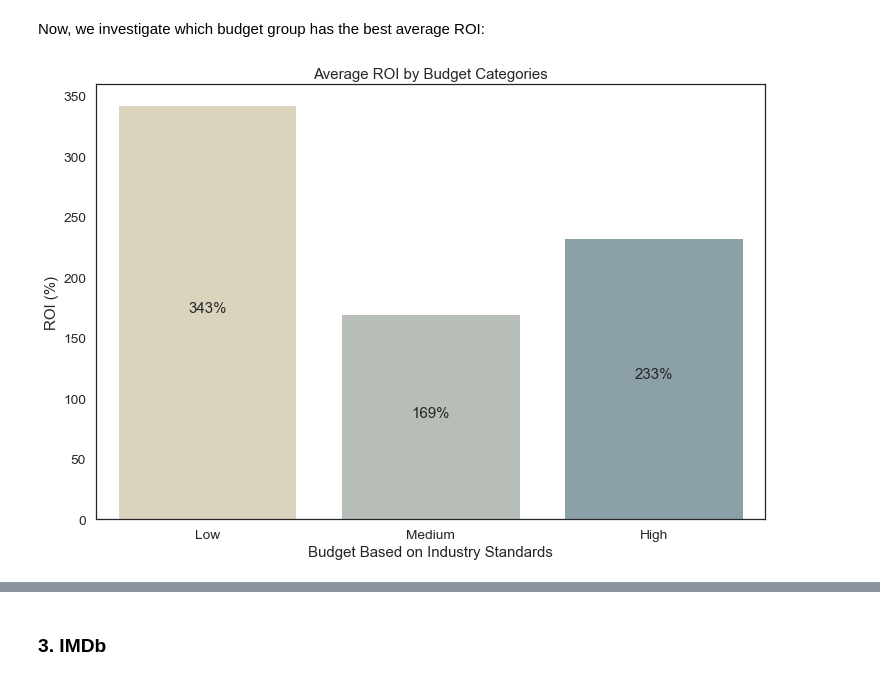
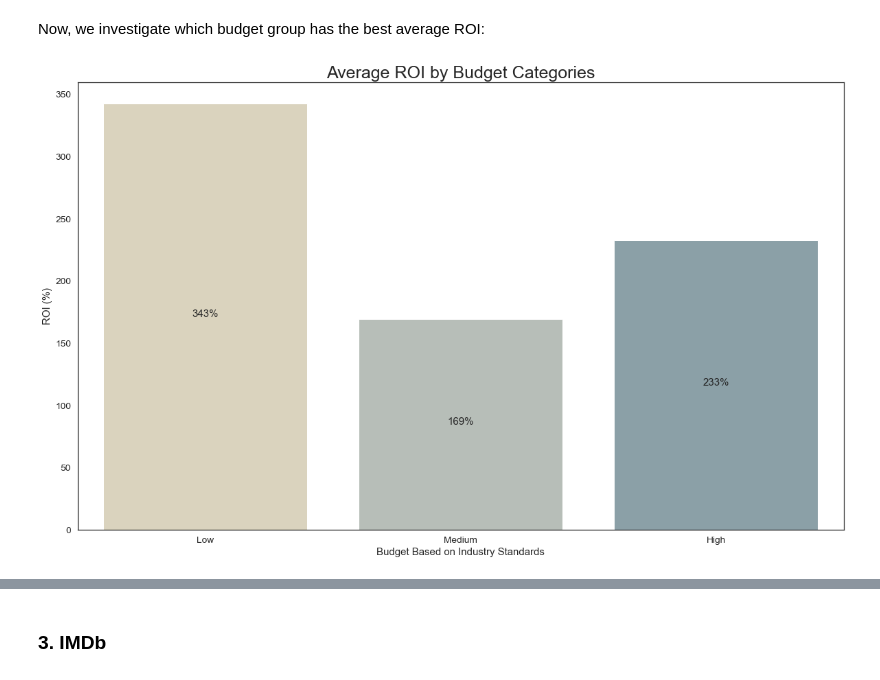
Before and after one commit to fetterollie/Microsoft-Movie-Analysis, a Jupyter notebook: dsc-phase1-project-final-working-copy.ipynb, the cells around one changed output, grey strips where cells are left out. Saved outputs shown, nothing was run; the diff lists cells and outputs as text; code cells hidden in the pictures.

```diff
--- a/dsc-phase1-project-final-working-copy.ipynb
+++ b/dsc-phase1-project-final-working-copy.ipynb
@@ -477,11 +536,11 @@ fig2, axj = plt.subplots(figsize=(20, 12))
 #sns.set(style="whitegrid", color_codes=True)
 sns.barplot(x=xjoin, y=yjoin['profit_mils'], saturation=.4, palette='blend:#EDA,#7AB')
 
-axj.set_title('Average Net Profit by Genre')
+axj.set_title('Average Net Profit by Genre', fontsize=25)
 axj.set_xlabel('Movie Genre Categories')
 axj.set_ylabel('Net Profit (MM)')
 
 
 for loc, label in enumerate(yjoin['profit_mils']):
-    axj.text(loc, label+.15, (str(int(round(label, ndigits=0))) + 'M'), ha='center');
+    axj.text(loc, label+.15, (str(int(round(label, ndigits=0))) + 'MM'), ha='center');
 # %% [output]
@@ -493,16 +552,17 @@ First, we used a scatter plot and Pearson's correlation to examine the relations
 # %% [markdown]
 #### 2.1 Relationship between Production Budget and Global Net Profit
 # %%
-sns.set_theme(context='notebook', style='white', font='sans-serif', font_scale=1.25, color_codes=True, rc={'figure.figsize':(12,8)})
+sns.set_theme(context='notebook', style='white', font='sans-serif', font_scale=1.25,
+              color_codes=True, rc={'figure.figsize':(20,12)})
 
 plot = sns.regplot(x='budget_mils', y='profit_mils', data=tn_df)
 # plot = sns.scatterplot(x='budget_mils', y='profit_mils', data=tn_df)
 plt.axvline(0, color='black')
 plt.axhline(0, color='black')
 
-plot.set_title('Profit by Budget')
-plot.set_xlabel('Production Budget (in millions of USD)', rotation=0, labelpad=15)
-plot.set_ylabel('Global Profit (in millions of USD)', rotation=90, labelpad=15);
+plot.set_title('Global Profit by Production Budget', fontsize=25)
+plot.set_xlabel('Production Budget (in millions of USD)')
+plot.set_ylabel('Global Profit (in millions of USD)');
 
 plt.show()
 # %% [output]
@@ -547,15 +607,15 @@ Now, we investigate which budget group has the best average ROI:
 # %%
 roi_x = list(tn_df.groupby('budget_groups')['roi'].mean().index)
 roi_y = tn_df.groupby('budget_groups')['roi'].mean()
+fig3, roi_bar = plt.subplots(figsize=(20, 12))
 
 roi_bar = sns.barplot(x =roi_x, y = roi_y, data = tn_df, saturation=.4, palette='blend:#EDA,#7AB')
 
 roi_bar.set_xlabel("Budget Based on Industry Standards")
 roi_bar.set_ylabel("ROI (%)")
-roi_bar.set_title('Average ROI by Budget Categories')
+roi_bar.set_title('Average ROI by Budget Categories', fontsize=25)
 
-#annotate axis = seaborn axis
 for loc, label in enumerate(roi_y):
     roi_bar.text(loc, label/2, (str(int(round(label, ndigits=0))) + '%'), ha='center');
 # %% [output]
-[figure, old version]
+[figure, new version]
```
Also changed, not shown: parts of 13 cells of this notebook.
